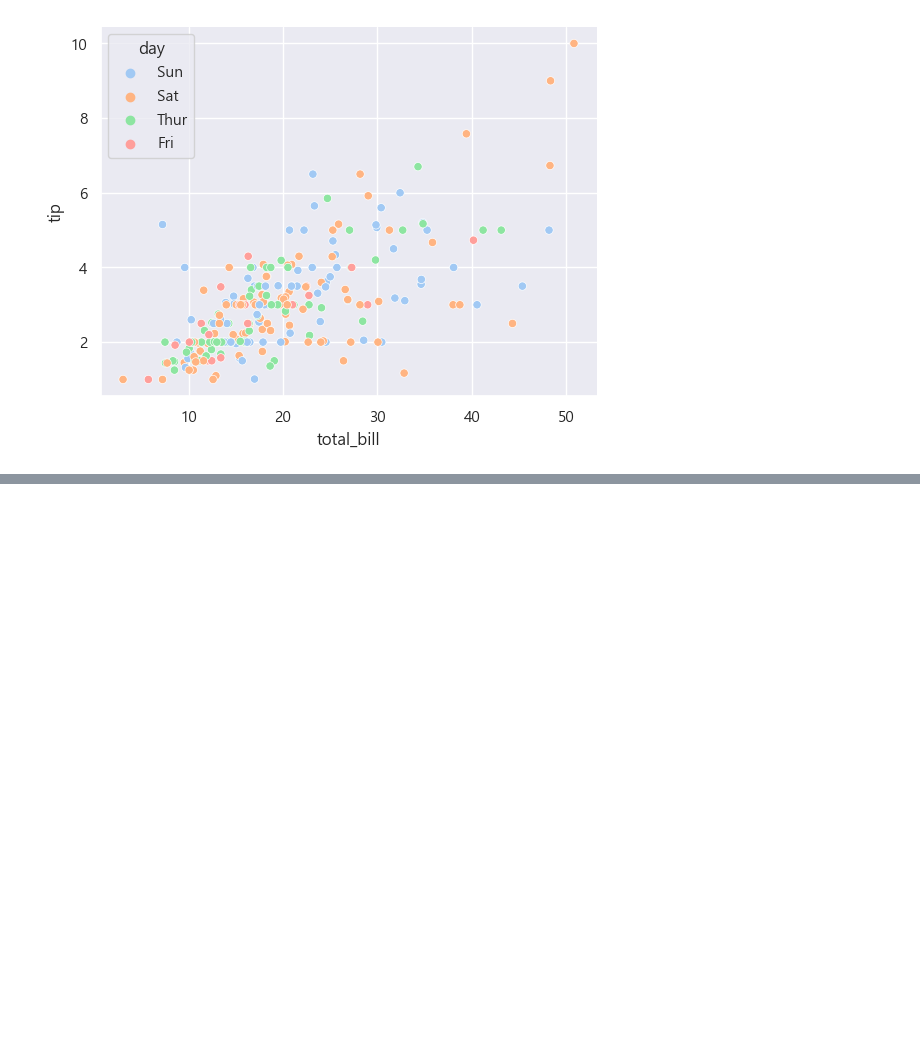
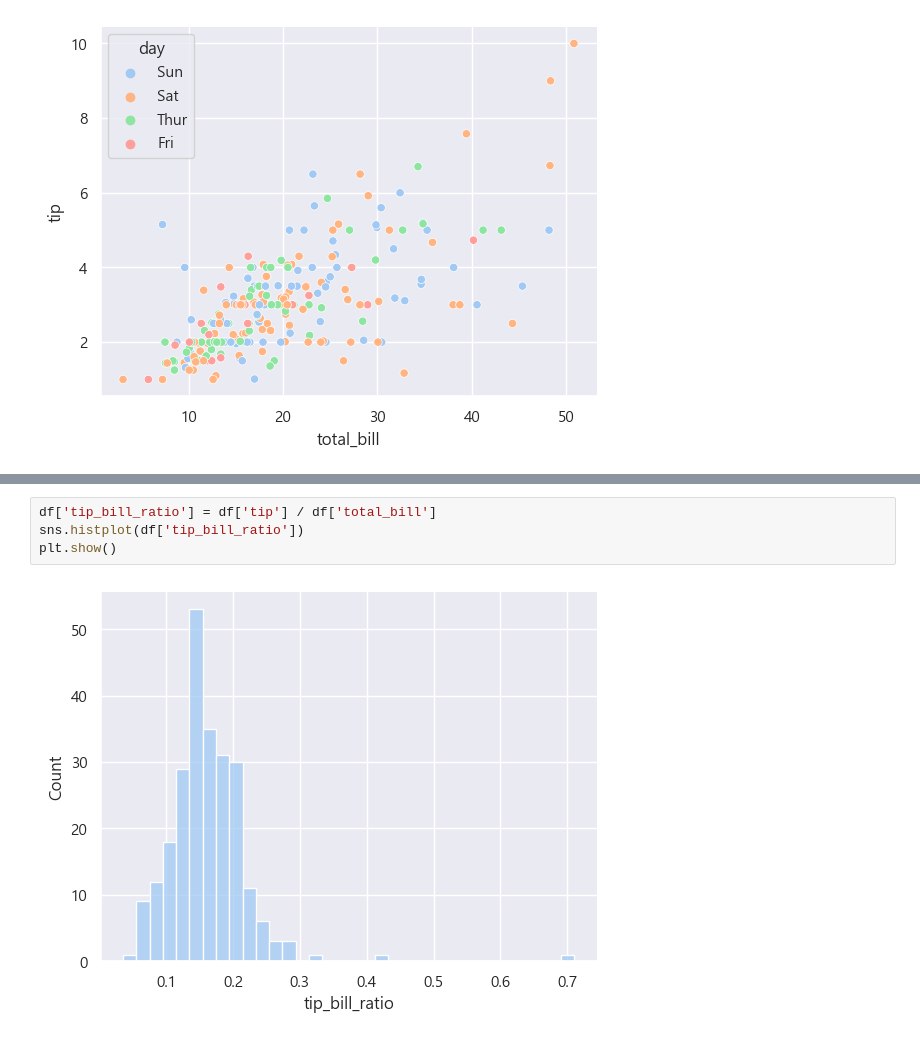
Before and after one commit to leejaesang6098/aiffel_study, a Jupyter notebook: 0811_node/by_tips.ipynb, the cells around one changed output, grey strips where cells are left out. Cells and saved outputs as stored; diff of their text form; blank space fills up the shorter version.

```diff
--- a/0811_node/by_tips.ipynb
+++ b/0811_node/by_tips.ipynb
@@ -137,0 +145,6 @@ plt.show()
+# %%
+df['tip_bill_ratio'] = df['tip'] / df['total_bill']
+sns.histplot(df['tip_bill_ratio'])
+plt.show()
+# %% [output]
+[figure, added]
```
Also changed, not shown: parts of 7 cells of this notebook.
